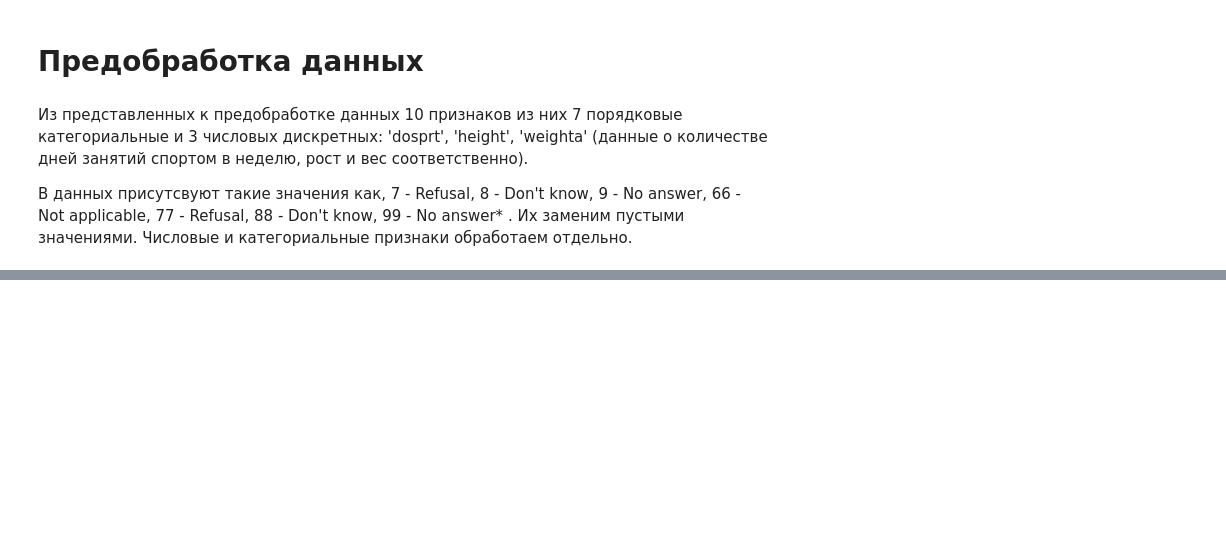
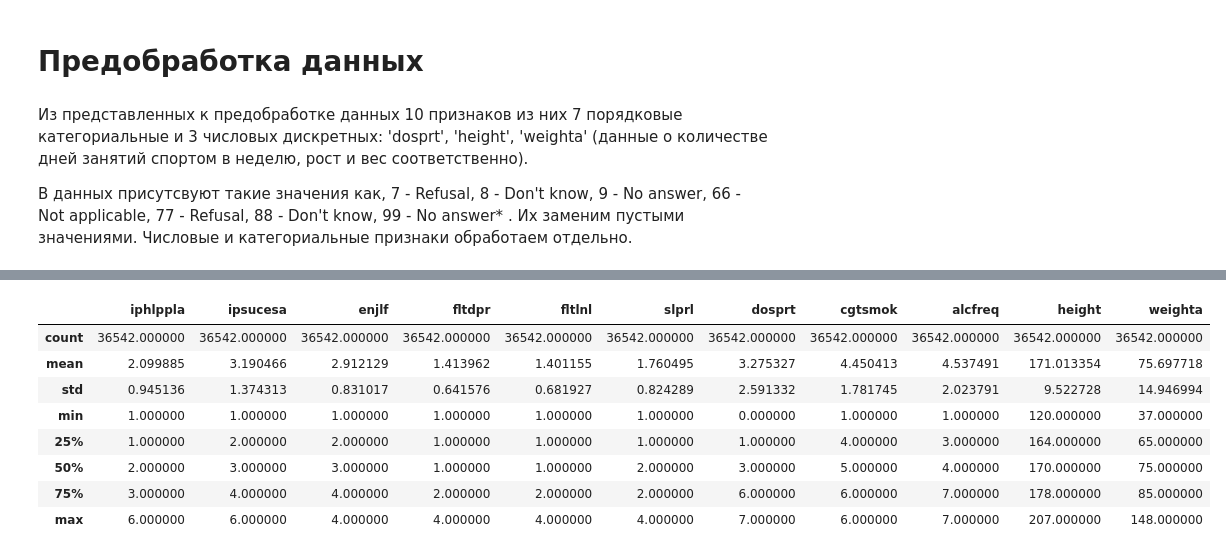
Before and after one commit to AnnaNebuko/ABD-PRJ-25-2team-HAPPINESS, a Jupyter notebook: project.ipynb, the cells around one changed output, grey strips where cells are left out. Saved outputs shown, nothing was run; the diff lists cells and outputs as text; code cells hidden in the pictures; blank space fills up the shorter version.

```diff
--- a/project.ipynb
+++ b/project.ipynb
@@ -98,0 +97,12 @@ for col in columns_to_change:
+# %%
+df_feat.describe()
+# %% [output]
+|  | iphlppla | ipsucesa | enjlf | fltdpr | fltlnl | slprl | dosprt | cgtsmok | alcfreq | height | weighta |
+| count | 36542.000000 | 36542.000000 | 36542.000000 | 36542.000000 | 36542.000000 | 36542.000000 | 36542.000000 | 36542.000000 | 36542.000000 | 36542.000000 | 36542.000000 |
+| mean | 2.099885 | 3.190466 | 2.912129 | 1.413962 | 1.401155 | 1.760495 | 3.275327 | 4.450413 | 4.537491 | 171.013354 | 75.697718 |
+| std | 0.945136 | 1.374313 | 0.831017 | 0.641576 | 0.681927 | 0.824289 | 2.591332 | 1.781745 | 2.023791 | 9.522728 | 14.946994 |
+| min | 1.000000 | 1.000000 | 1.000000 | 1.000000 | 1.000000 | 1.000000 | 0.000000 | 1.000000 | 1.000000 | 120.000000 | 37.000000 |
+| 25% | 1.000000 | 2.000000 | 2.000000 | 1.000000 | 1.000000 | 1.000000 | 1.000000 | 4.000000 | 3.000000 | 164.000000 | 65.000000 |
+| 50% | 2.000000 | 3.000000 | 3.000000 | 1.000000 | 1.000000 | 2.000000 | 3.000000 | 5.000000 | 4.000000 | 170.000000 | 75.000000 |
+| 75% | 3.000000 | 4.000000 | 4.000000 | 2.000000 | 2.000000 | 2.000000 | 6.000000 | 6.000000 | 7.000000 | 178.000000 | 85.000000 |
+| max | 6.000000 | 6.000000 | 4.000000 | 4.000000 | 4.000000 | 4.000000 | 7.000000 | 6.000000 | 7.000000 | 207.000000 | 148.000000 |
```
Also changed, not shown: parts of 10 cells of this notebook.
